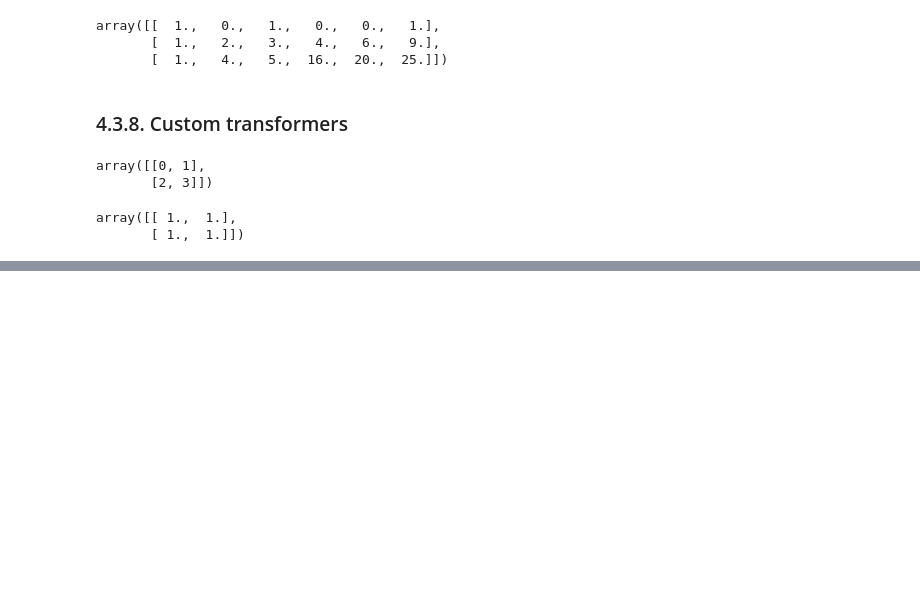
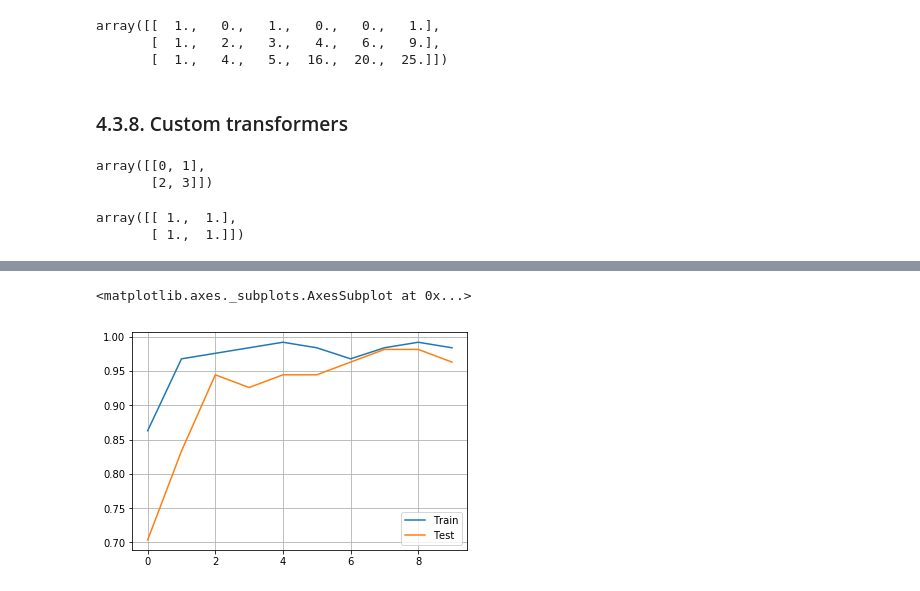
Before and after one commit to azenor-github/python-machine-learning-book, a Jupyter notebook: ch04/exercises.ipynb, the cells around one changed output, grey strips where cells are left out. Drawn from its saved outputs; the diff is of its cells as text; code cells hidden in the pictures; blank space fills up the shorter version.

```diff
--- a/ch04/exercises.ipynb
+++ b/ch04/exercises.ipynb
@@ -706,0 +723,19 @@ array([[ 1.,  1.],
+# %%
+# Create dataset
+
+wine = datasets.load_wine()
+
+df_wine = pd.DataFrame(wine.data, columns=wine.feature_names)
+df_wine["Class label"] = wine.target + 1 # add one to have the same values as in the book
+
+X, y = df_wine.iloc[:, :-1].values, df_wine.iloc[:, -1]
+X_train, X_test, y_train, y_test = train_test_split(X, y, test_size=0.3, random_state=0, stratify=y)
+
+sc = StandardScaler().fit(X_train)
+X_train_std = sc.transform(X_train)
+X_test_std = sc.transform(X_test)
+# %%
+knn = KNeighborsClassifier(n_neighbors=3)
+
+ffs = FFS(knn, k_features=None)
+ffs.fit(X_train_std, y_train)
@@ -706,0 +757,11 @@ array([[ 1.,  1.],
+# %%
+scores = []
+for subset in ffs.subsets_:
+    knn.fit(X_train_std[:,subset], y_train)
+
+    y_train_pred = knn.predict(X_train_std[:,subset])
+    y_test_pred = knn.predict(X_test_std[:,subset])
+
+    scores.append((accuracy_score(y_train, y_train_pred), accuracy_score(y_test, y_test_pred)))
+
+scores = pd.DataFrame(scores, columns=["Train", "Test"])
@@ -706,0 +782,5 @@ array([[ 1.,  1.],
+# %%
+scores.plot(grid=True)
+# %% [output]
+<matplotlib.axes._subplots.AxesSubplot at 0x...>
+[figure, added]
```
Also changed, not shown: parts of 6 cells of this notebook, 3 other files.
